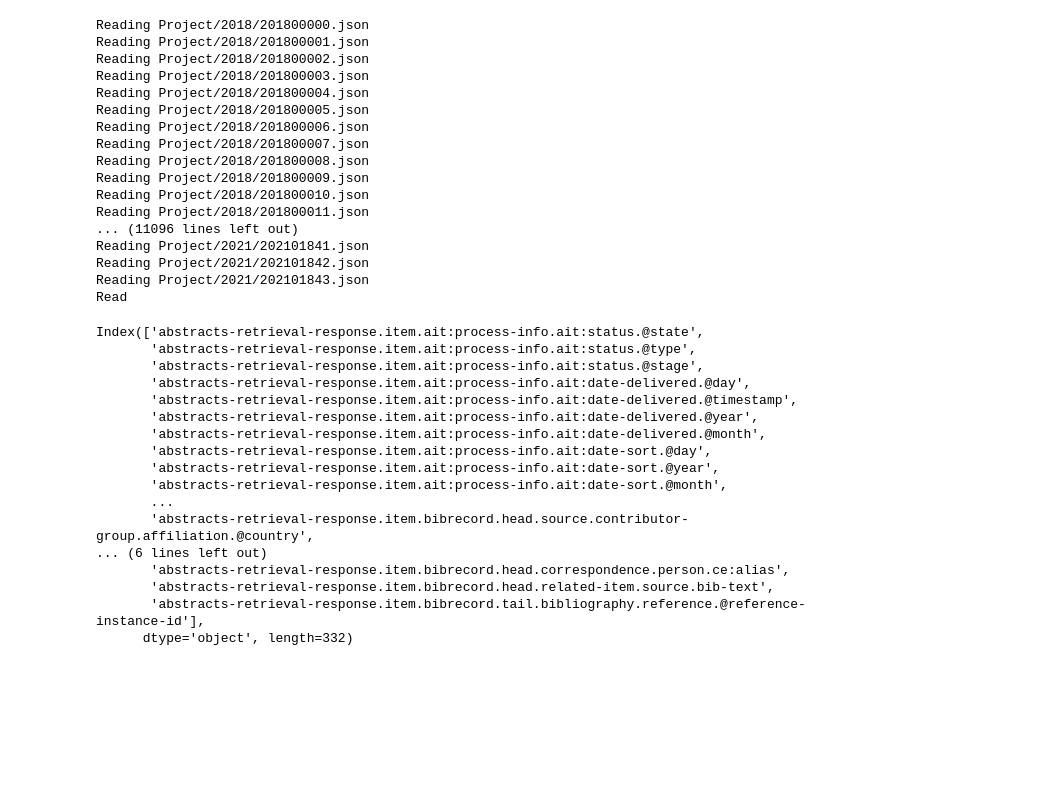
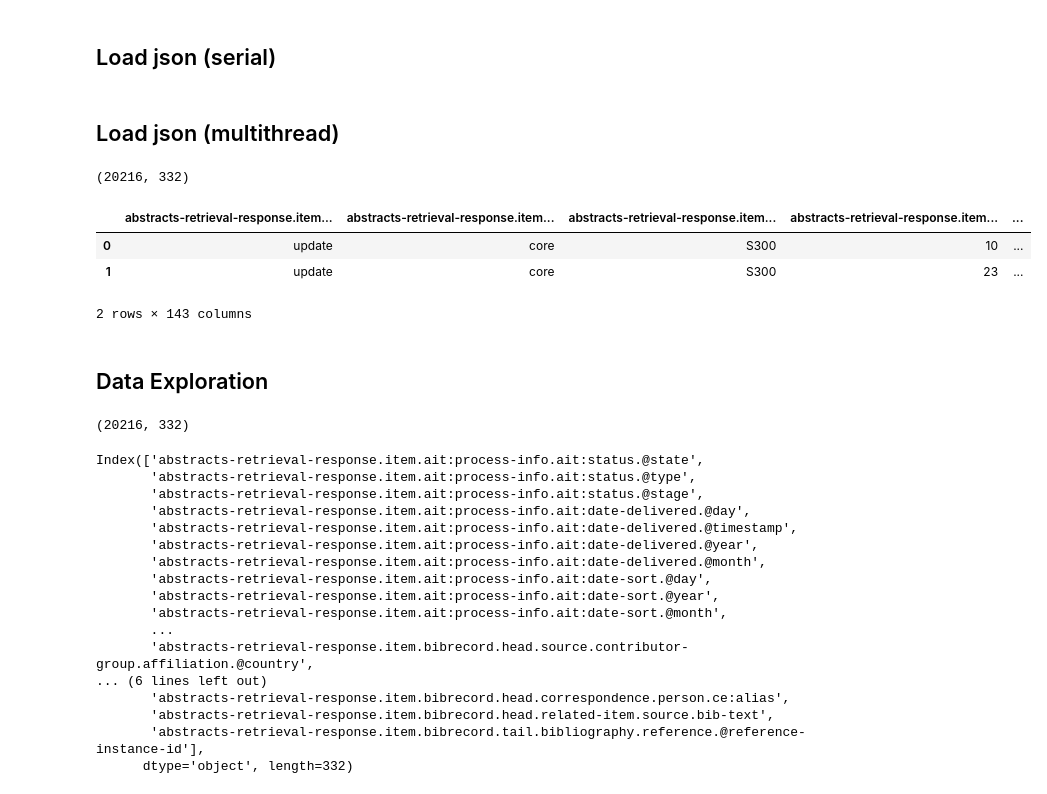
Before and after one commit to Star2578/dsde-proj, a Jupyter notebook: clean.ipynb, the cells around one changed output. Drawn from its saved outputs; the diff is of its cells as text; code cells hidden in the pictures; blank space fills up the shorter version.

```diff
--- a/clean.ipynb
+++ b/clean.ipynb
@@ -6,10 +4,12 @@ import glob
 import os
+# %% [markdown]
+## Load json (serial)
 # %%
-df = pd.DataFrame()
+raw_data = pd.DataFrame()
 
 # Loop through years from 2018 to 2023
 for year in range(2018, 2024):
-    directory = f"Project/{year}/"
+    directory = f"../Data 2018-2023/Project/{year}/"
 
     # Ensure the directory exists before proceeding
     if not os.path.exists(directory):
@@ -17,7 +17,7 @@ for year in range(2018, 2024):
         continue
 
     # Get all JSON files in the directory
-    json_files = [f for f in os.listdir(directory) if f.endswith(".json")]
+    json_files = [f for f in os.listdir(directory) if f.endswith("")]
 
     # Sort the files to ensure they are processed in order
     json_files.sort()
@@ -32,30 +32,12 @@ for year in range(2018, 2024):
                     data = json.load(file)
 
                 temp_df = pd.json_normalize(data)
-                df = pd.concat([df, temp_df], ignore_index=True)
+                raw_data = pd.concat([raw_data, temp_df], ignore_index=True)
             except UnicodeDecodeError as e:
                 print(f"UnicodeDecodeError while processing {file_path}: {e}")
             except json.JSONDecodeError as e:
                 print(f"JSONDecodeError in file {file_path}: {e}")
         else:
             print(f"File {file_path} does not exist.")
-
-original = df.copy()
-# %% [output]
-Reading Project/2018/201800000.json
-Reading Project/2018/201800001.json
-Reading Project/2018/201800002.json
-Reading Project/2018/201800003.json
-Reading Project/2018/201800004.json
-Reading Project/2018/201800005.json
-Reading Project/2018/201800006.json
-Reading Project/2018/201800007.json
-Reading Project/2018/201800008.json
-Reading Project/2018/201800009.json
-Reading Project/2018/201800010.json
-Reading Project/2018/201800011.json
-... (11096 lines left out)
-Reading Project/2021/202101841.json
-Reading Project/2021/202101842.json
-Reading Project/2021/202101843.json
-Read
+# %% [markdown]
+## Load json (multithread)
@@ -62,6 +87,26 @@ Read
+# %%
+raw_data.shape
+# %% [output]
+(20216, 332)
+# %%
+records = []
+for i in range(1, 3):
+    with open(f"../Data 2018-2023/Project/2018/20180000{i}.json", "r", encoding="utf-8") as file:
+        data = json.load(file)
+        records.append(pd.json_normalize(data).to_dict("records")[0])
+pd.DataFrame(records)
+# %% [output]
+|  | abstracts-retrieval-response.item... | abstracts-retrieval-response.item... | abstracts-retrieval-response.item... | abstracts-retrieval-response.item... | ... |
+| 0 | update | core | S300 | 10 | ... |
+| 1 | update | core | S300 | 23 | ... |
+2 rows × 143 columns
+# %% [markdown]
+## Data Exploration
 # %%
-df = original.copy()
-# df = pandas_df.copy()
+df = pd.DataFrame.copy(raw_data)
+df.shape
+# %% [output]
+(20216, 332)
 # %%
 df.columns
 # %% [output]
```
Also changed, not shown: parts of 4 cells of this notebook.
